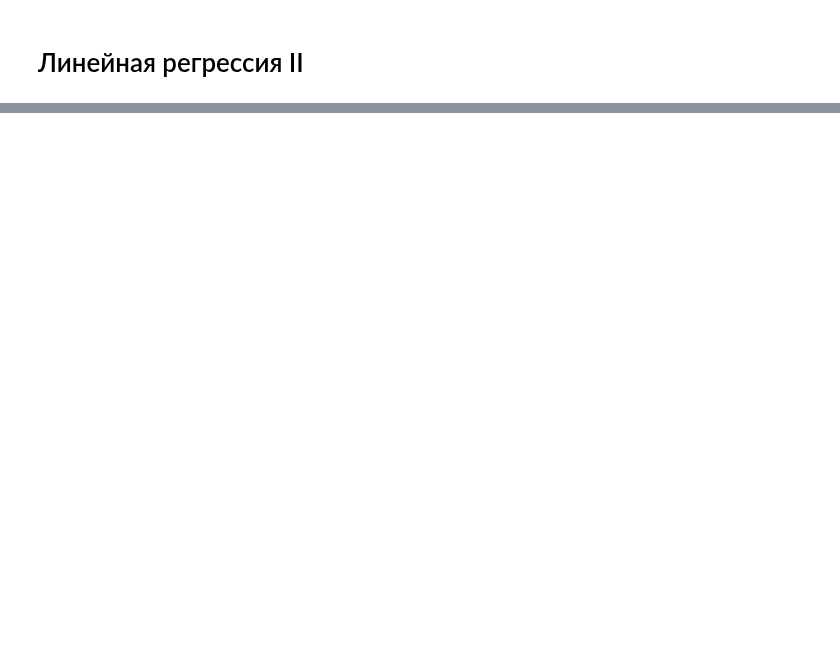
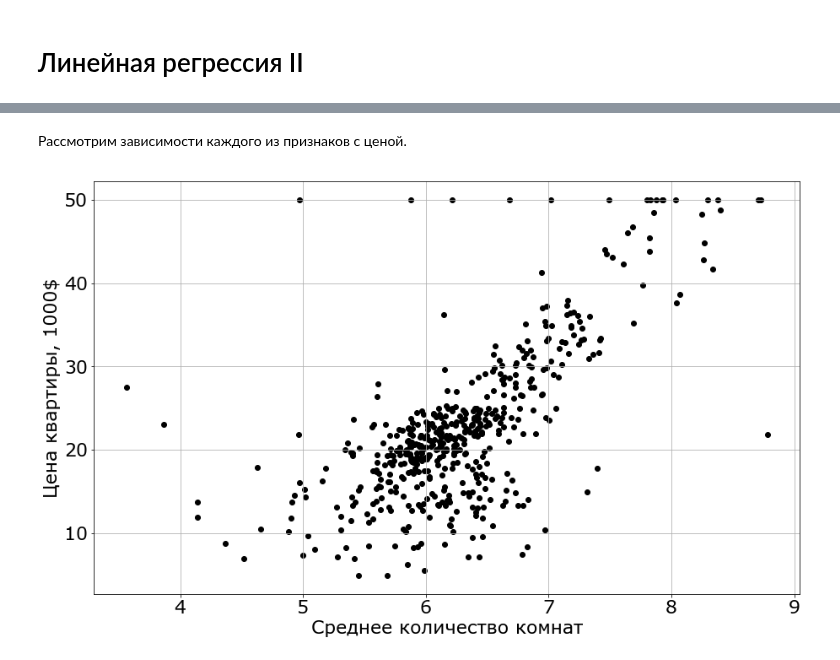
Before and after one commit to mts-machines-learn/ml-course-dec2019, a Jupyter notebook: 5. Линейная регрессия ll/Regression_2.ipynb, the cells around one changed output, grey strips where cells are left out. Saved outputs shown, nothing was run; the diff lists cells and outputs as text; code cells hidden in the pictures; blank space fills up the shorter version.

```diff
--- a/5. Линейная регрессия ll/Regression_2.ipynb
+++ b/5. Линейная регрессия ll/Regression_2.ipynb
@@ -111,0 +41,3 @@ A Jupyter Widget
+# %%
+#загрузим данные
+X_room, X_lstat, y = load_small_data()
@@ -111,0 +65,6 @@ A Jupyter Widget
+# %% [markdown]
+Рассмотрим зависимости каждого из признаков с ценой.
+# %%
+plot_rm(X_room, y)
+# %% [output]
+[figure, added]
```
Also changed, not shown: parts of 201 cells of this notebook, 3 other files.
